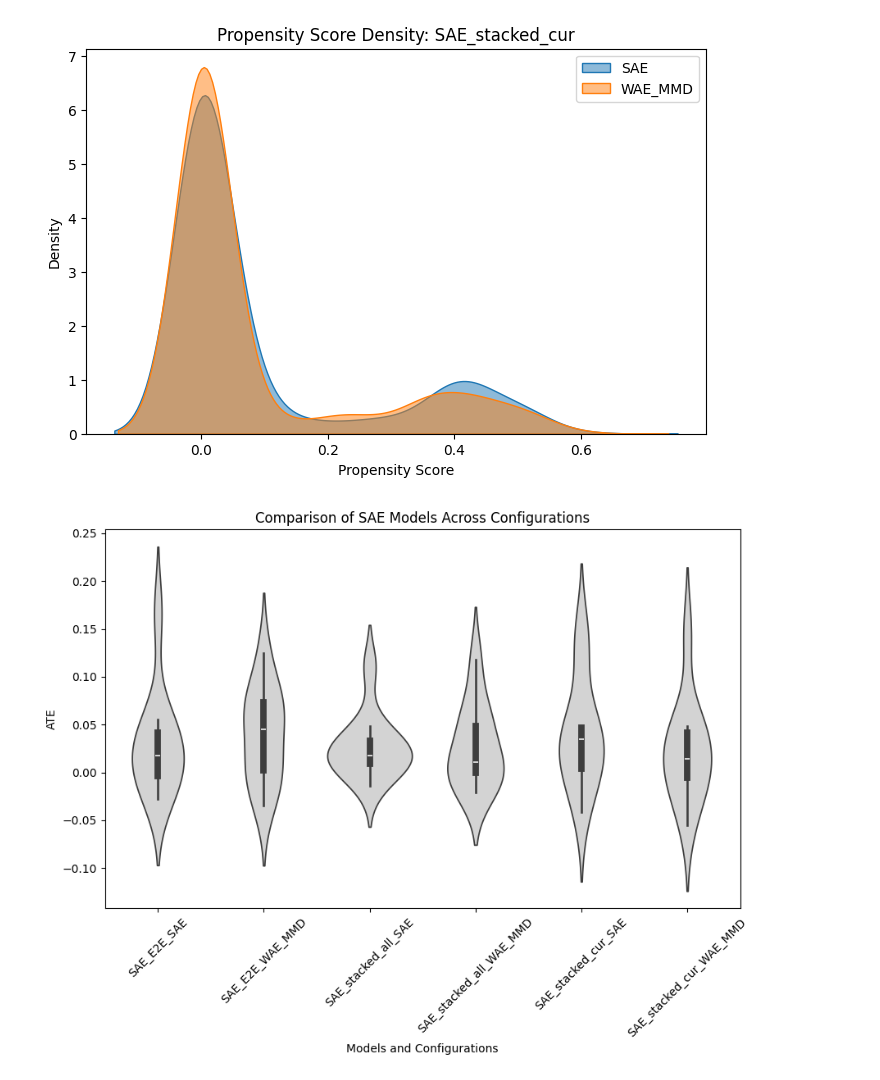
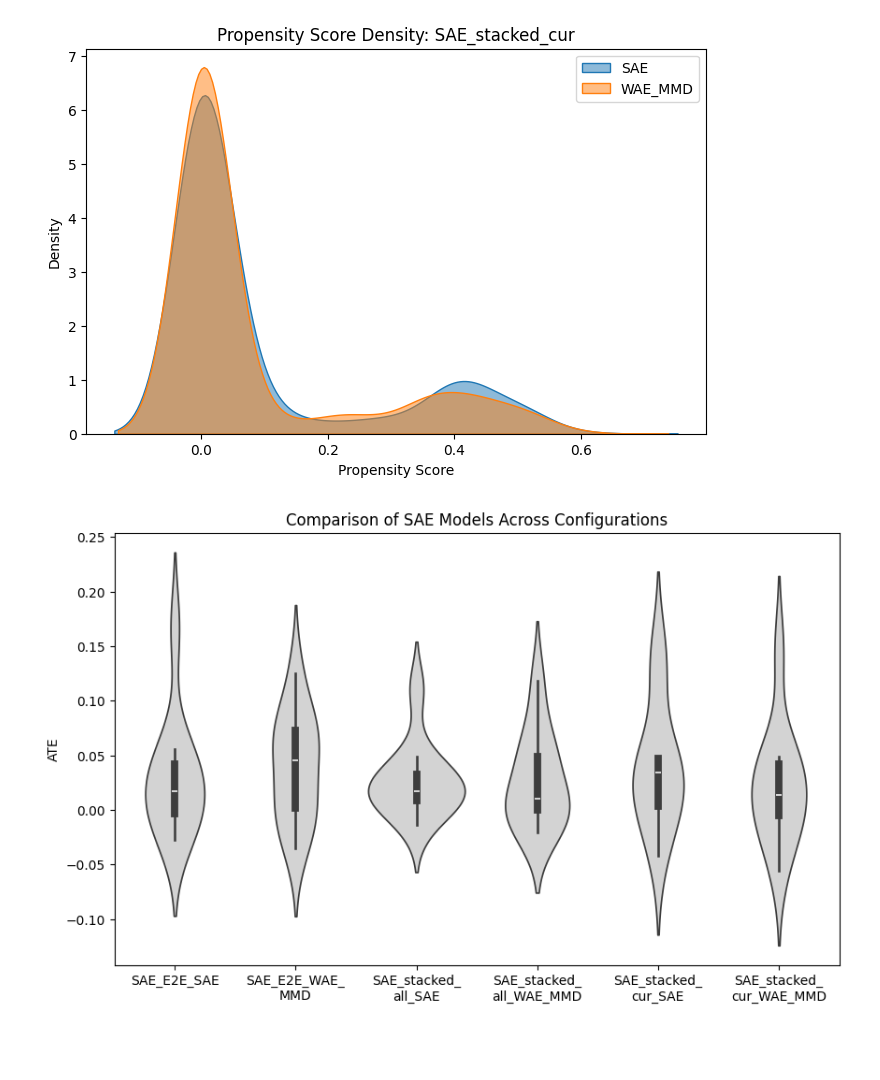
Before and after one commit to PulkitT01/DPN-SA-MMD_extension, a Jupyter notebook: Results.ipynb, the cells around one changed output. Saved outputs shown, nothing was run; the diff lists cells and outputs as text; code cells hidden in the pictures; blank space fills up the shorter version.

Commit message:
Switch from rotating to text wrapping in violin plots

```diff
--- a/Results.ipynb
+++ b/Results.ipynb
@@ -113,20 +113,25 @@ def load_sae_results(files_dict, columns_dict):
 # Load the SAE data
 sae_data = load_sae_results(SAE_RESULTS_FILES, SAE_COLUMNS)
 # %%
+import textwrap
+
 # Combined Violin Plot for All Models and Configurations
 def plot_combined_violin(sae_data):
     plt.figure(figsize=(10, 6))
     data_to_plot = pd.concat([pd.concat(dfs, axis=1) for dfs in sae_data.values()], axis=1)
 
-    sns.violinplot(data=data_to_plot, inner="box", color="#D3D3D3")  # Light grey color for all violins
+    sns.violinplot(data=data_to_plot, inner="box", color="#D3D3D3")  # Light grey color
 
     plt.title("Comparison of SAE Models Across Configurations")
-    plt.xlabel("Models and Configurations")
     plt.ylabel("ATE")
-    plt.xticks(rotation=45)
+
+    # Wrapping the x-tick labels to avoid rotation
+    labels = [textwrap.fill(label, width=12) for label in data_to_plot.columns]
+    plt.xticks(ticks=range(len(labels)), labels=labels, ha='center')
+
     plt.show()
 
 # Generate combined violin plot
 plot_combined_violin(sae_data)
 # %% [output]
-[figure, old version]
+[figure, new version]
```
